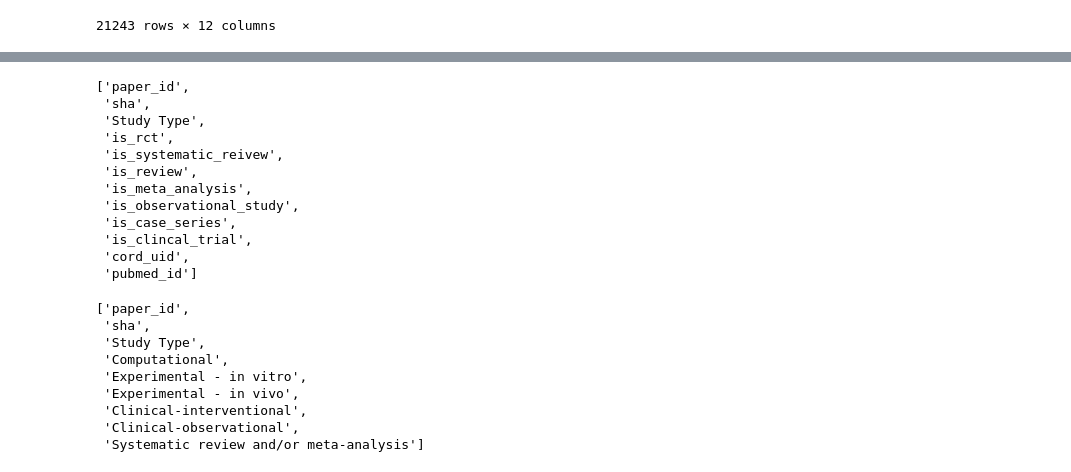
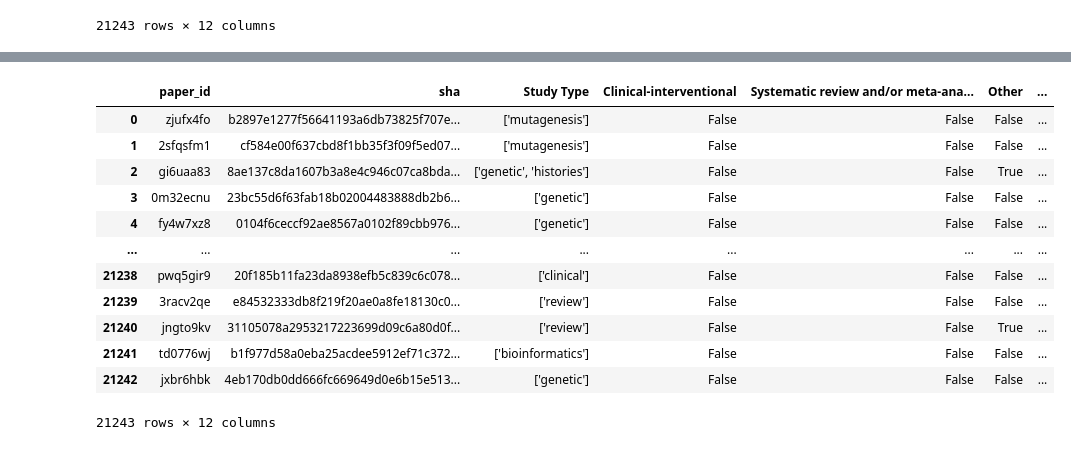
Before and after one commit to mindyng/Covid19, a Jupyter notebook: StudyTypeAnnotations.ipynb, the cells around one changed output, grey strips where cells are left out. Saved outputs shown, nothing was run; the diff lists cells and outputs as text; code cells hidden in the pictures.

```diff
--- a/StudyTypeAnnotations.ipynb
+++ b/StudyTypeAnnotations.ipynb
@@ -585,37 +582,19 @@ Mapping pm_merge labels to cw_merge labels
 # %%
- 'is_rct' -> Clinical-interventional
- 'is_systematic_reivew' -> Systematic review and/or meta-analysis
- 'is_review' -> Systematic review and/or meta-analysis
- 'is_meta_analysis' -> Systematic review and/or meta-analysis
- 'is_observational_study' -> Clinical -observational
- 'is_case_series' -> ?
- 'is_clincal_trial' -> ? (could be interventional/observational)
+pm_merge = pm_merge.rename(columns=
+{'is_rct': 'Clinical-interventional', 'is_systematic_reivew' : 'Systematic review and/or meta-analysis', 'is_review' : 'Other', 'is_meta_analysis' : 'Systematic review and/or meta-analysis', 'is_observational_study' : 'Clinical -observational',  'is_clincal_trial' : 'Clinical -interventional'})
-# %%
-pm_merge = pm_merge.rename(columns={'is_rct': 'Clinical-interventional', 'is_systematic_reivew' : 'Systematic review and/or meta-analysis', 'Experimental-in vivo' : 'Experimental - in vivo', 'Clinical-interventional.1' : 'Clinical-interventional', 'Clinical-observational.1' : 'Clinical-observational', 'Systematic review and/or meta-analysis ' : 'Systematic review and/or meta-analysis'})
-# %%
-list(pm_merge)
-# %% [output]
-['paper_id',
- 'sha',
- 'Study Type',
- 'is_rct',
- 'is_systematic_reivew',
- 'is_review',
- 'is_meta_analysis',
- 'is_observational_study',
- 'is_case_series',
- 'is_clincal_trial',
- 'cord_uid',
- 'pubmed_id']
-# %%
-list(cw_merge)
-# %% [output]
-['paper_id',
- 'sha',
- 'Study Type',
- 'Computational',
- 'Experimental - in vitro',
- 'Experimental - in vivo',
- 'Clinical-interventional',
- 'Clinical-observational',
- 'Systematic review and/or meta-analysis']
+# %%
+pm_merge
+# %% [output]
+|  | paper_id | sha | Study Type | Clinical-interventional | Systematic review and/or meta-ana... | Other | ... |
+| 0 | zjufx4fo | b2897e1277f56641193a6db73825f707e... | ['mutagenesis'] | False | False | False | ... |
+| 1 | 2sfqsfm1 | cf584e00f637cbd8f1bb35f3f09f5ed07... | ['mutagenesis'] | False | False | False | ... |
+| 2 | gi6uaa83 | 8ae137c8da1607b3a8e4c946c07ca8bda... | ['genetic', 'histories'] | False | False | True | ... |
+| 3 | 0m32ecnu | 23bc55d6f63fab18b02004483888db2b6... | ['genetic'] | False | False | False | ... |
+| 4 | fy4w7xz8 | 0104f6ceccf92ae8567a0102f89cbb976... | ['genetic'] | False | False | False | ... |
+| ... | ... | ... | ... | ... | ... | ... | ... |
+| 21238 | pwq5gir9 | 20f185b11fa23da8938efb5c839c6c078... | ['clinical'] | False | False | False | ... |
+| 21239 | 3racv2qe | e84532333db8f219f20ae0a8fe18130c0... | ['review'] | False | False | False | ... |
+| 21240 | jngto9kv | 31105078a2953217223699d09c6a80d0f... | ['review'] | False | False | True | ... |
+| 21241 | td0776wj | b1f977d58a0eba25acdee5912ef71c372... | ['bioinformatics'] | False | False | False | ... |
+| 21242 | jxbr6hbk | 4eb170db0dd666fc669649d0e6b15e513... | ['genetic'] | False | False | False | ... |
+21243 rows × 12 columns
```
Also changed, not shown: parts of 7 cells of this notebook.
